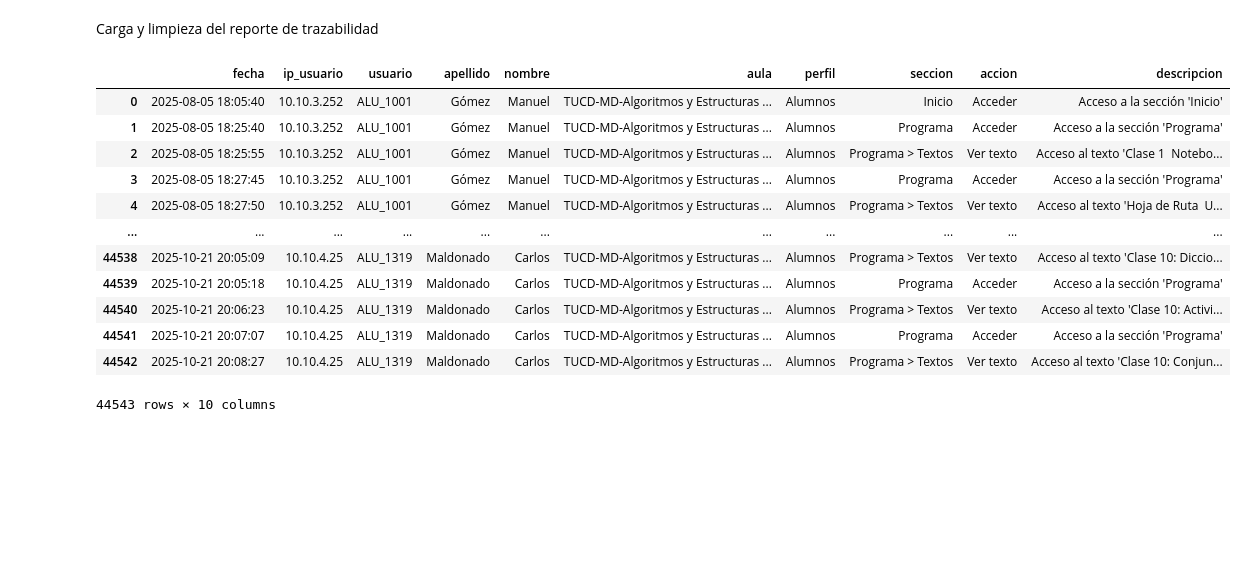
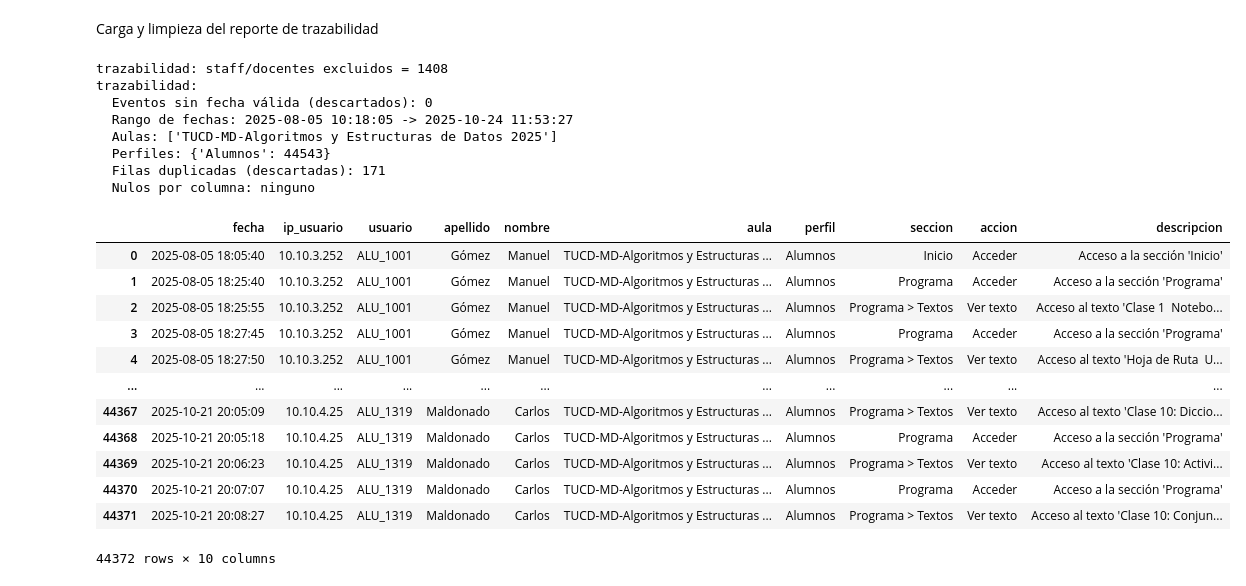
Before and after one commit to aronfraga/py.tpf.business.analytics, a Jupyter notebook: jupyter/algoritmosestructuras.ipynb, the cells around one changed output. Saved outputs shown, nothing was run; the diff lists cells and outputs as text; code cells hidden in the pictures; blank space fills up the shorter version.

```diff
--- a/jupyter/algoritmosestructuras.ipynb
+++ b/jupyter/algoritmosestructuras.ipynb
@@ -101,15 +105,3 @@ Funciones auxiliares de limpieza: snake_case y filtrado de staff/docentes
-# %%
-def a_snake_case(columnas):
-    # Minúsculas, sin tildes y con "_" en lugar de espacios u otros símbolos
-    return (columnas.str.strip().str.lower()
-            .str.normalize("NFKD").str.encode("ascii", "ignore").str.decode("ascii")
-            .str.replace(r"\W+", "_", regex=True))
-
-
-def limpiar_reporte(df):
-    df.columns = a_snake_case(df.columns)
-    df = df.dropna(how="all").dropna(axis=1, how="all").dropna(subset=["usuario", "apellido", "nombre"])
-    return df[~df["usuario"].str.startswith(("STAFF", "DOC"))].reset_index(drop=True)
 # %% [markdown]
 Carga y limpieza del reporte de participación
 # %%
@@ -141,11 +144,19 @@ df_participacion
 Carga y limpieza del reporte de trazabilidad
 # %%
 archivo = next(Path("../data/algoritmosestructuras").glob("reporte_trazabilidad*.xlsx"))
-df_trazabilidad = limpiar_reporte(pd.read_excel(archivo, header=5))
+df_trazabilidad = procesar_trazabilidad(limpiar_reporte(pd.read_excel(archivo, header=5), "trazabilidad"))
 
 df_trazabilidad.to_parquet("../data/algoritmosestructuras/trazabilidad_algoritmos.parquet", index=False)
 df_trazabilidad
 # %% [output]
+trazabilidad: staff/docentes excluidos = 1408
+trazabilidad:
+  Eventos sin fecha válida (descartados): 0
+  Rango de fechas: 2025-08-05 10:18:05 -> 2025-10-24 11:53:27
+  Aulas: ['TUCD-MD-Algoritmos y Estructuras de Datos 2025']
+  Perfiles: {'Alumnos': 44543}
+  Filas duplicadas (descartadas): 171
+  Nulos por columna: ninguno
 |  | fecha | ip_usuario | usuario | apellido | nombre | aula | perfil | seccion | accion | descripcion |
 | 0 | 2025-08-05 18:05:40 | 10.10.3.252 | ALU_1001 | Gómez | Manuel | TUCD-MD-Algoritmos y Estructuras ... | Alumnos | Inicio | Acceder | Acceso a la sección 'Inicio' |
 | 1 | 2025-08-05 18:25:40 | 10.10.3.252 | ALU_1001 | Gómez | Manuel | TUCD-MD-Algoritmos y Estructuras ... | Alumnos | Programa | Acceder | Acceso a la sección 'Programa' |
@@ -155,7 +166,7 @@ df_trazabilidad
 | ... | ... | ... | ... | ... | ... | ... | ... | ... | ... | ... |
-| 44538 | 2025-10-21 20:05:09 | 10.10.4.25 | ALU_1319 | Maldonado | Carlos | TUCD-MD-Algoritmos y Estructuras ... | Alumnos | Programa > Textos | Ver texto | Acceso al texto 'Clase 10: Diccio... |
-| 44539 | 2025-10-21 20:05:18 | 10.10.4.25 | ALU_1319 | Maldonado | Carlos | TUCD-MD-Algoritmos y Estructuras ... | Alumnos | Programa | Acceder | Acceso a la sección 'Programa' |
-| 44540 | 2025-10-21 20:06:23 | 10.10.4.25 | ALU_1319 | Maldonado | Carlos | TUCD-MD-Algoritmos y Estructuras ... | Alumnos | Programa > Textos | Ver texto | Acceso al texto 'Clase 10: Activi... |
-| 44541 | 2025-10-21 20:07:07 | 10.10.4.25 | ALU_1319 | Maldonado | Carlos | TUCD-MD-Algoritmos y Estructuras ... | Alumnos | Programa | Acceder | Acceso a la sección 'Programa' |
-| 44542 | 2025-10-21 20:08:27 | 10.10.4.25 | ALU_1319 | Maldonado | Carlos | TUCD-MD-Algoritmos y Estructuras ... | Alumnos | Programa > Textos | Ver texto | Acceso al texto 'Clase 10: Conjun... |
+| 44367 | 2025-10-21 20:05:09 | 10.10.4.25 | ALU_1319 | Maldonado | Carlos | TUCD-MD-Algoritmos y Estructuras ... | Alumnos | Programa > Textos | Ver texto | Acceso al texto 'Clase 10: Diccio... |
+| 44368 | 2025-10-21 20:05:18 | 10.10.4.25 | ALU_1319 | Maldonado | Carlos | TUCD-MD-Algoritmos y Estructuras ... | Alumnos | Programa | Acceder | Acceso a la sección 'Programa' |
+| 44369 | 2025-10-21 20:06:23 | 10.10.4.25 | ALU_1319 | Maldonado | Carlos | TUCD-MD-Algoritmos y Estructuras ... | Alumnos | Programa > Textos | Ver texto | Acceso al texto 'Clase 10: Activi... |
+| 44370 | 2025-10-21 20:07:07 | 10.10.4.25 | ALU_1319 | Maldonado | Carlos | TUCD-MD-Algoritmos y Estructuras ... | Alumnos | Programa | Acceder | Acceso a la sección 'Programa' |
+| 44371 | 2025-10-21 20:08:27 | 10.10.4.25 | ALU_1319 | Maldonado | Carlos | TUCD-MD-Algoritmos y Estructuras ... | Alumnos | Programa > Textos | Ver texto | Acceso al texto 'Clase 10: Conjun... |
-44543 rows × 10 columns
+44372 rows × 10 columns
```
Also changed, not shown: parts of 7 cells of this notebook, 9 other files.
